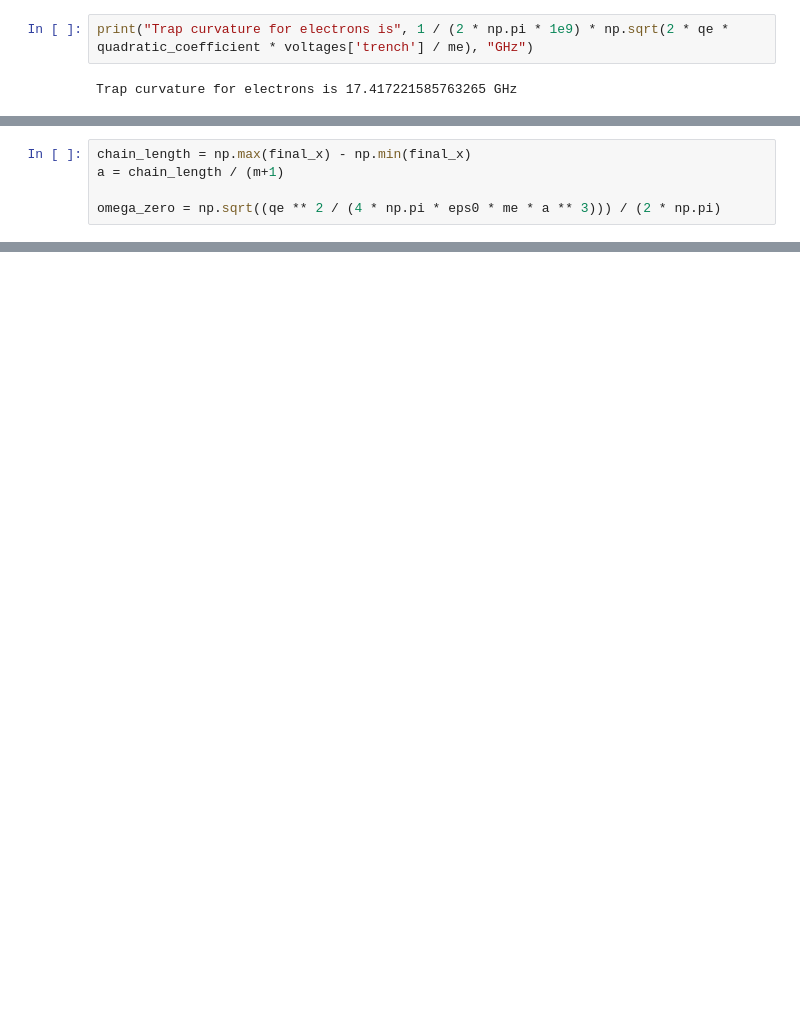
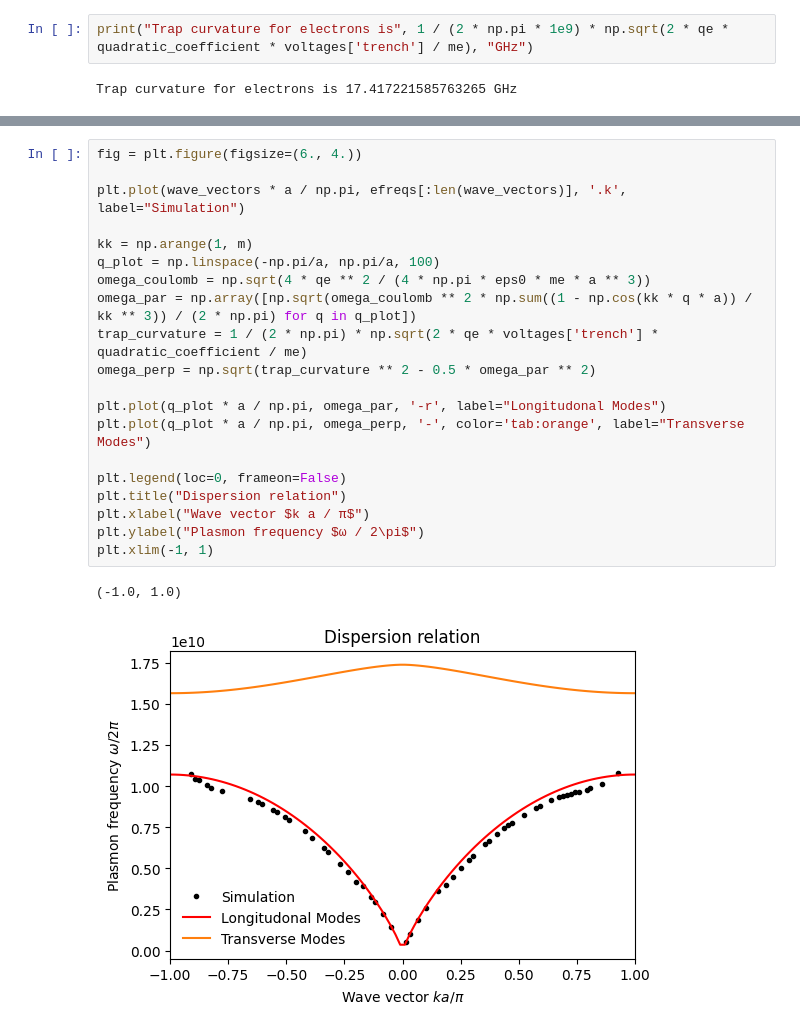
Before and after one commit to gkoolstra/quantum_electron, a Jupyter notebook: examples/04_long_channel.ipynb, the cells around one changed output, grey strips where cells are left out. Cells and saved outputs as stored; diff of their text form; blank space fills up the shorter version.

```diff
--- a/examples/04_long_channel.ipynb
+++ b/examples/04_long_channel.ipynb
@@ -192,5 +274,0 @@ plt.legend(loc=0, frameon=False)
-# %%
-chain_length = np.max(final_x) - np.min(final_x)
-a = chain_length / (m+1)
-
-omega_zero = np.sqrt((qe ** 2 / (4 * np.pi * eps0 * me * a ** 3))) / (2 * np.pi)
@@ -219,0 +280,23 @@ Density = 3.68e+12 m^-2
+# %%
+fig = plt.figure(figsize=(6., 4.))
+
+plt.plot(wave_vectors * a / np.pi, efreqs[:len(wave_vectors)], '.k', label="Simulation")
+
+kk = np.arange(1, m)
+q_plot = np.linspace(-np.pi/a, np.pi/a, 100)
+omega_coulomb = np.sqrt(4 * qe ** 2 / (4 * np.pi * eps0 * me * a ** 3))
+omega_par = np.array([np.sqrt(omega_coulomb ** 2 * np.sum((1 - np.cos(kk * q * a)) / kk ** 3)) / (2 * np.pi) for q in q_plot])
+trap_curvature = 1 / (2 * np.pi) * np.sqrt(2 * qe * voltages['trench'] * quadratic_coefficient / me)
+omega_perp = np.sqrt(trap_curvature ** 2 - 0.5 * omega_par ** 2)
+
+plt.plot(q_plot * a / np.pi, omega_par, '-r', label="Longitudonal Modes")
+plt.plot(q_plot * a / np.pi, omega_perp, '-', color='tab:orange', label="Transverse Modes")
+
+plt.legend(loc=0, frameon=False)
+plt.title("Dispersion relation")
+plt.xlabel("Wave vector $k a / π$")
+plt.ylabel("Plasmon frequency $ω / 2\pi$")
+plt.xlim(-1, 1)
+# %% [output]
+(-1.0, 1.0)
+[figure, added]
```
Also changed, not shown: parts of 35 cells of this notebook, 5 other files.
